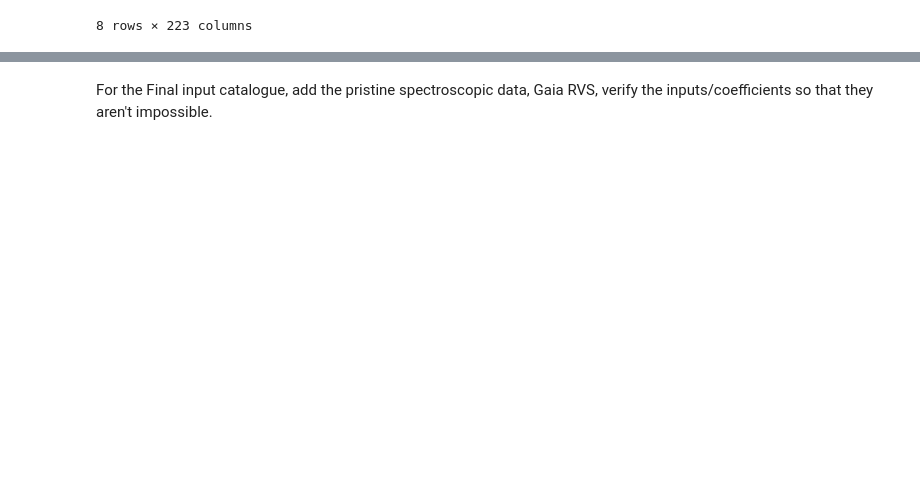
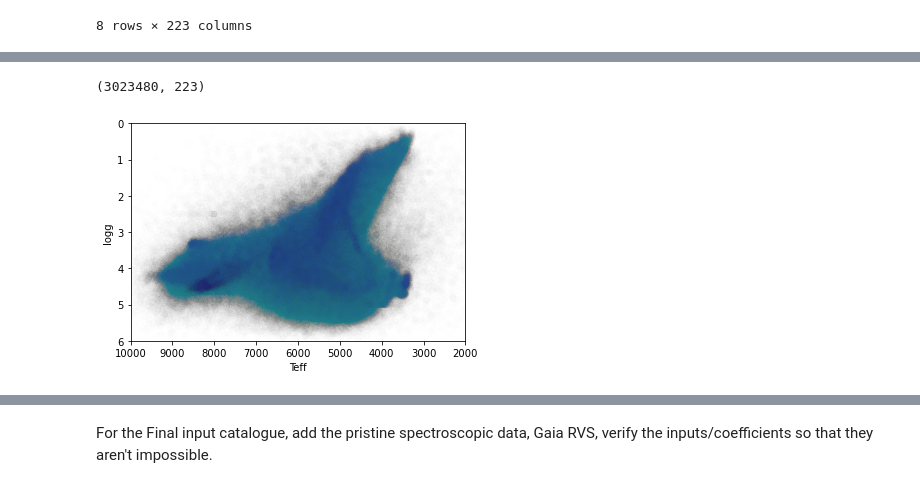
Before and after one commit to aydanmckay/ml, a Jupyter notebook: ColumnAVG.ipynb, the cells around one changed output, grey strips where cells are left out. Drawn from its saved outputs; the diff is of its cells as text; code cells hidden in the pictures; blank space fills up the shorter version.

```diff
--- a/ColumnAVG.ipynb
+++ b/ColumnAVG.ipynb
@@ -252 +252,16 @@ df.describe()
 8 rows × 223 columns
+# %%
+with pd.option_context('mode.use_inf_as_na', True):
+    df.dropna(inplace=True)
+df.shape
+# %% [output]
+(3023480, 223)
+# %%
+plt.scatter(df['Teff'],df['log_g'],c=df['Fe/H'],alpha=0.005)
+plt.xlim(10000,2000);
+plt.ylim(6,0);
+plt.xlabel('Teff')
+plt.ylabel('logg')
+plt.savefig('kieldiagraminputcatalogue.png')
+# %% [output]
+[figure, added]
```
Also changed, not shown: parts of 6 cells of this notebook, 8 other files.
